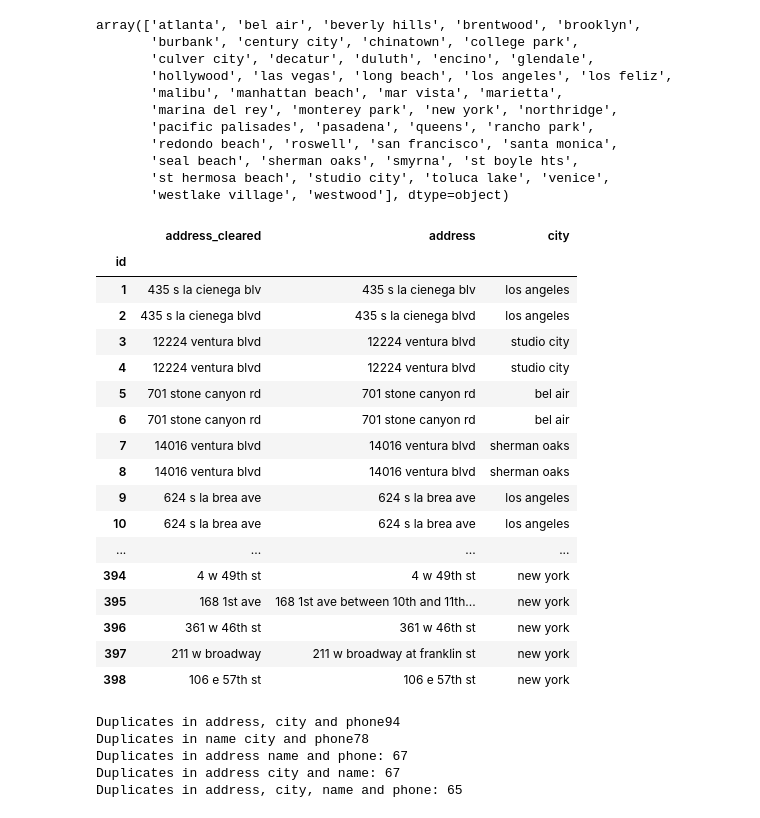
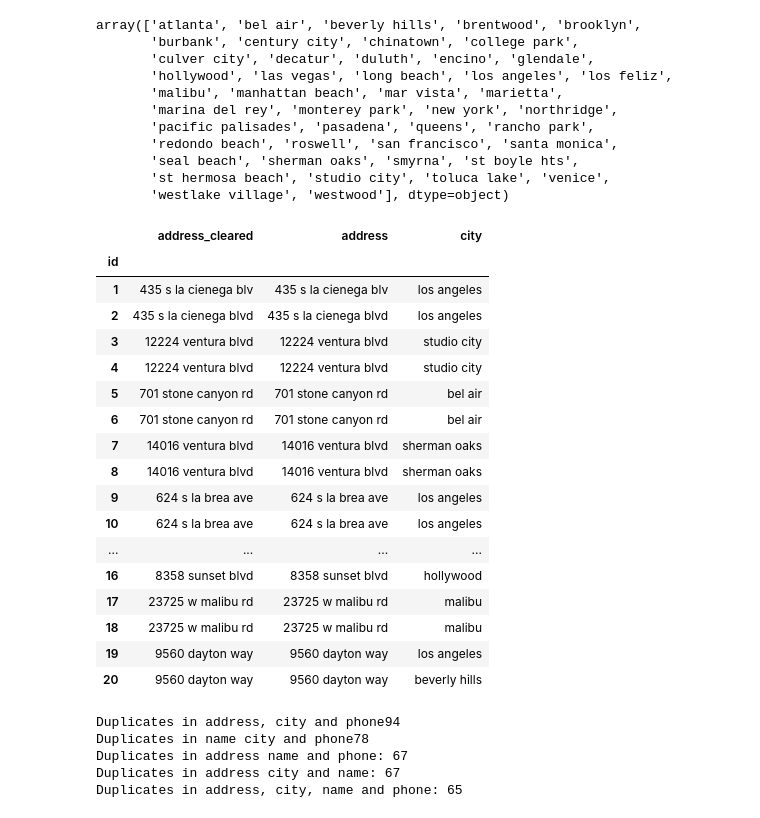
Before and after one commit to alch94/dmdb_duplicate_recognition, a Jupyter notebook: Notebooks/remove_duplicates.ipynb, the cells around one changed output. Cells and saved outputs as stored; diff of their text form; code cells hidden in the pictures.

```diff
--- a/Notebooks/remove_duplicates.ipynb
+++ b/Notebooks/remove_duplicates.ipynb
@@ -76,26 +76,26 @@ array(['atlanta', 'bel air', 'beverly hills', 'brentwood', 'brooklyn',
 restaurant_data['address_cleared'] = restaurant_data['address'].str.split(r' between| off| near| at| in').str[0]
 # %%
 # Print the new and old address to ensure that there was an improvement in the data quality
-restaurant_data[['address_cleared', 'address', 'city']]
+restaurant_data[['address_cleared', 'address', 'city']].head(20)
 # %% [output]
 |  | address_cleared | address | city |
 | id |  |  |  |
 | 1 | 435 s la cienega blv | 435 s la cienega blv | los angeles |
 | 2 | 435 s la cienega blvd | 435 s la cienega blvd | los angeles |
 | 3 | 12224 ventura blvd | 12224 ventura blvd | studio city |
 | 4 | 12224 ventura blvd | 12224 ventura blvd | studio city |
 | 5 | 701 stone canyon rd | 701 stone canyon rd | bel air |
 | 6 | 701 stone canyon rd | 701 stone canyon rd | bel air |
 | 7 | 14016 ventura blvd | 14016 ventura blvd | sherman oaks |
 | 8 | 14016 ventura blvd | 14016 ventura blvd | sherman oaks |
 | 9 | 624 s la brea ave | 624 s la brea ave | los angeles |
 | 10 | 624 s la brea ave | 624 s la brea ave | los angeles |
 | ... | ... | ... | ... |
-| 394 | 4 w 49th st | 4 w 49th st | new york |
-| 395 | 168 1st ave | 168 1st ave between 10th and 11th... | new york |
-| 396 | 361 w 46th st | 361 w 46th st | new york |
-| 397 | 211 w broadway | 211 w broadway at franklin st | new york |
-| 398 | 106 e 57th st | 106 e 57th st | new york |
+| 16 | 8358 sunset blvd | 8358 sunset blvd | hollywood |
+| 17 | 23725 w malibu rd | 23725 w malibu rd | malibu |
+| 18 | 23725 w malibu rd | 23725 w malibu rd | malibu |
+| 19 | 9560 dayton way | 9560 dayton way | los angeles |
+| 20 | 9560 dayton way | 9560 dayton way | beverly hills |
 # %%
 # Overwrite address and remove address_cleared for a more consistent dataframe
 restaurant_data.address = restaurant_data.address_cleared
```
Also changed, not shown: parts of 9 cells of this notebook, 6 other files.
